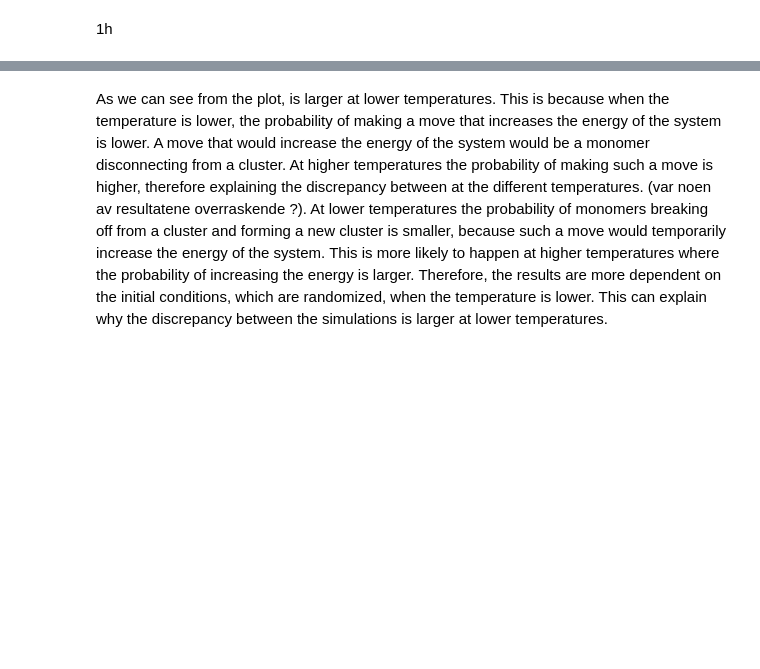
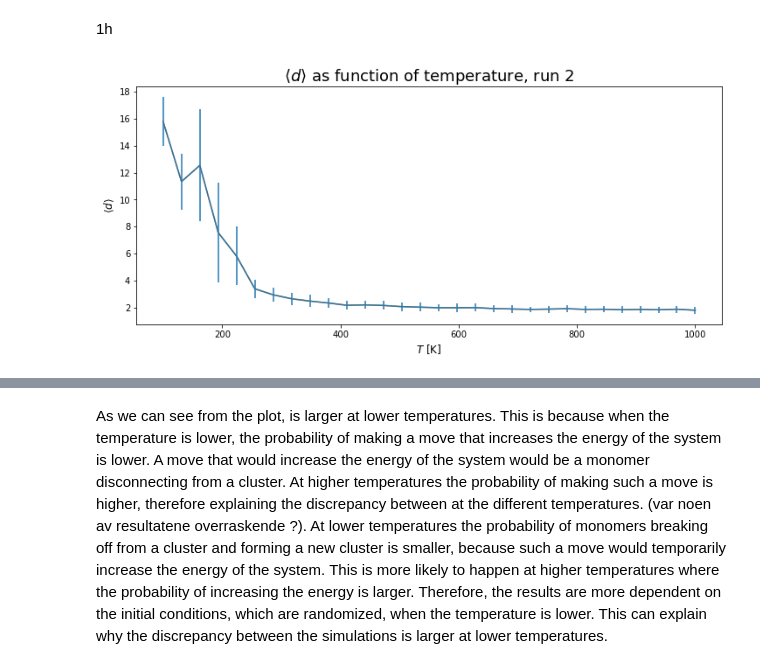
Before and after one commit to otkulseng/vitberProsjekt, a Jupyter notebook: Prosjekt1.ipynb, the cells around one changed output, grey strips where cells are left out. Drawn from its saved outputs; the diff is of its cells as text; code cells hidden in the pictures; blank space fills up the shorter version.

```diff
--- a/Prosjekt1.ipynb
+++ b/Prosjekt1.ipynb
@@ -374,7 +377,7 @@ def plot_function(x_vals_list, y_vals_list, file_title, errorbars = np.array([0]
                   labels = False, loc = "upper right"):
     fig = plt.figure(figsize=fig_size)
     if errorbars.any():
-        plt.errorbar(x_vals, y_vals, yerr = errorbars)
+        plt.errorbar(x_vals_list[0], y_vals_list[0], yerr = errorbars)
     else:
         fig = plt.figure(figsize=fig_size)
     for i in range(len(y_vals_list)):
@@ -475,40 +480,43 @@ def get_cluster_grid(grid):
 # %%
 #1h
 
 def load_avg_d(temps, s=1/200, C=10000, t_max=100000, n=100, t_r=1000):
     return np.load(f'data/davg/temps={temps} s={s} C={C} tmax={t_max} n={n} tr={t_r}.npz')
 
 @jit(nopython=True)
 def average_d_sim(N, M, temps, s=1/200, C=10000, t_max=100000, n=100, t_r=1000):
     avg_dist = np.zeros(len(temps), dtype="float64")
     std_dev  = np.zeros(len(temps), dtype="float64")
     for j in range(len(temps)):
-        #print(f"Working on temperature {j}/{len(temps)}")
+        print(f"Working on temperature {j+1}/{len(temps)}")
         T = temps[j]
         grid = generate_grid_of_monomers(N, M)
         t_equil = t_max * np.exp(-s*(T - temps[0])) + C
         Ns = int(t_equil)
         monte_carlo_sim(Ns, N, M, T, grid)
         d_avg = np.zeros(n, dtype="float64")
         for i in range(n):
             monte_carlo_sim(t_r, N, M, T, grid)
             d_avg[i] = 2*M/get_cluster_grid(grid)[1]
 
         avg_dist[j] = sum(d_avg) / n
         std_dev[j]  = np.std(d_avg)
     return avg_dist, std_dev
 
 N=15
 M=25
 
-#temperatures = np.array([100, 120, 140, 160, 180, 200, 220, 240, 260, 280, 300, 320, 340, 360, 380, 400, 500, 600, 700, 800, 900, 1000])
-#t0=time.perf_counter()
-#d, std = average_d_sim(N, M, temperatures, n=100)
-#np.savez(f'data/davg/temps={temps} s={s} C={C} tmax={t_max} n={n} tr={t_r}.npz', d=d) MÅ FIKSES
+NN = 30
+# temperatures = np.linspace(100, 1000, NN)
+# d, std = average_d_sim(N, M, temperatures, n=100)
+# np.savez(f"data/monomer_d_sim_{NN}_1", T=temperatures, d=d, std=std)
 
-#print(f'execution time: {time.perf_counter()-t0}s')
-#plt.plot(temperatures, std)
-#plt.show()
+data = np.load(f"data/monomer_d_sim_{NN}_1.npz")
+T = data['T']
+d = data['d']
+std = data['std']
 
-#plot_function(temperatures, d, "d_and_temp", errorbars=std, title = "Average d as function of temperature",
-#             xlabel = "T [K]", ylabel = "d", fig_size = (12, 5))
+plot_function([T], [d], f"d_and_temp_{NN}", title = r"$\langle d \rangle$ as function of temperature, run 2",
+            xlabel = r"$T$ [K]", ylabel = r"$\langle d \rangle$", fig_size = (12, 5), errorbars = std)
+# %% [output]
+[figure, added]
```
Also changed, not shown: parts of 29 cells of this notebook, 43 other files.
